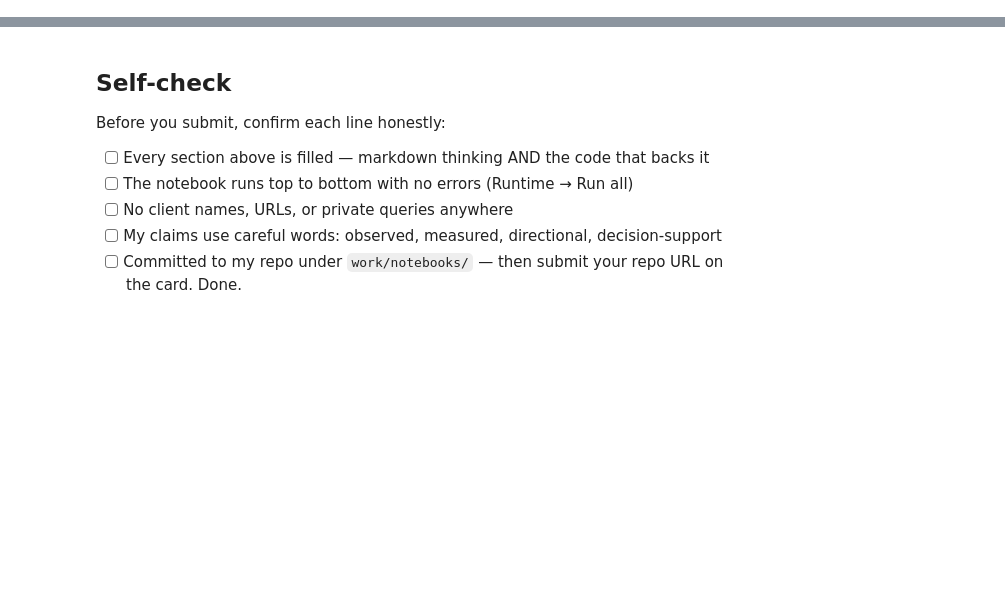
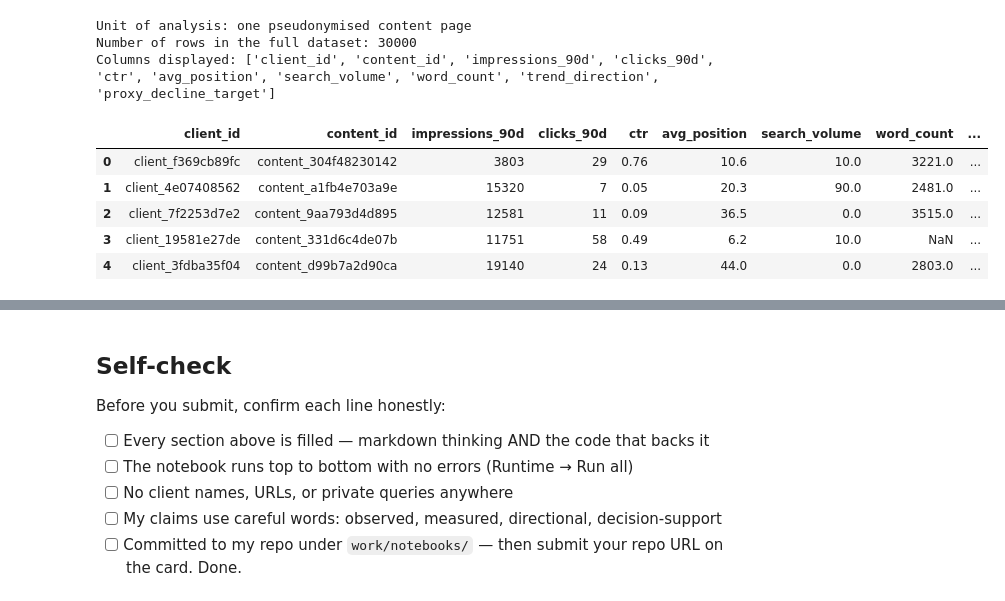
Before and after one commit to toBESkiii/FlyRank_AI_Intership, a Jupyter notebook: work/notebooks/w02_ml_task_framing.ipynb, the cells around one changed output, grey strips where cells are left out. Cells and saved outputs as stored; diff of their text form; code cells hidden in the pictures; blank space fills up the shorter version.

```diff
--- a/work/notebooks/w02_ml_task_framing.ipynb
+++ b/work/notebooks/w02_ml_task_framing.ipynb
@@ -43,0 +171,44 @@ This skeleton is yours to fill. Work the sections **in order** — each one has
+# %%
+# This cell is for CODE (numbers, a query, a check).
+# Write your text answer in the cell ABOVE this one — typing sentences here breaks Run All.
+
+# Choose useful columns that are actually available in the dataset
+candidate_columns = [
+    "client_id",
+    "content_id",
+    "impressions_90d",
+    "clicks_90d",
+    "ctr",
+    "avg_position",
+    "search_volume",
+    "word_count",
+    "trend_direction",
+    "proxy_decline_target"
+]
+
+available_columns = [
+    column
+    for column in candidate_columns
+    if column in page_target_dataset.columns
+]
+
+# Create a small page-level dataframe for display
+page_level_sample = page_target_dataset[
+    available_columns
+].head(5).copy()
+
+print("Unit of analysis: one pseudonymised content page")
+print("Number of rows in the full dataset:", len(page_target_dataset))
+print("Columns displayed:", available_columns)
+
+display(page_level_sample)
+# %% [output]
+Unit of analysis: one pseudonymised content page
+Number of rows in the full dataset: 30000
+Columns displayed: ['client_id', 'content_id', 'impressions_90d', 'clicks_90d', 'ctr', 'avg_position', 'search_volume', 'word_count', 'trend_direction', 'proxy_decline_target']
+|  | client_id | content_id | impressions_90d | clicks_90d | ctr | avg_position | search_volume | word_count | ... |
+| 0 | client_f369cb89fc | content_304f48230142 | 3803 | 29 | 0.76 | 10.6 | 10.0 | 3221.0 | ... |
+| 1 | client_4e07408562 | content_a1fb4e703a9e | 15320 | 7 | 0.05 | 20.3 | 90.0 | 2481.0 | ... |
+| 2 | client_7f2253d7e2 | content_9aa793d4d895 | 12581 | 11 | 0.09 | 36.5 | 0.0 | 3515.0 | ... |
+| 3 | client_19581e27de | content_331d6c4de07b | 11751 | 58 | 0.49 | 6.2 | 10.0 | NaN | ... |
+| 4 | client_3fdba35f04 | content_d99b7a2d90ca | 19140 | 24 | 0.13 | 44.0 | 0.0 | 2803.0 | ... |
```
Also changed, not shown: parts of 18 cells of this notebook.
